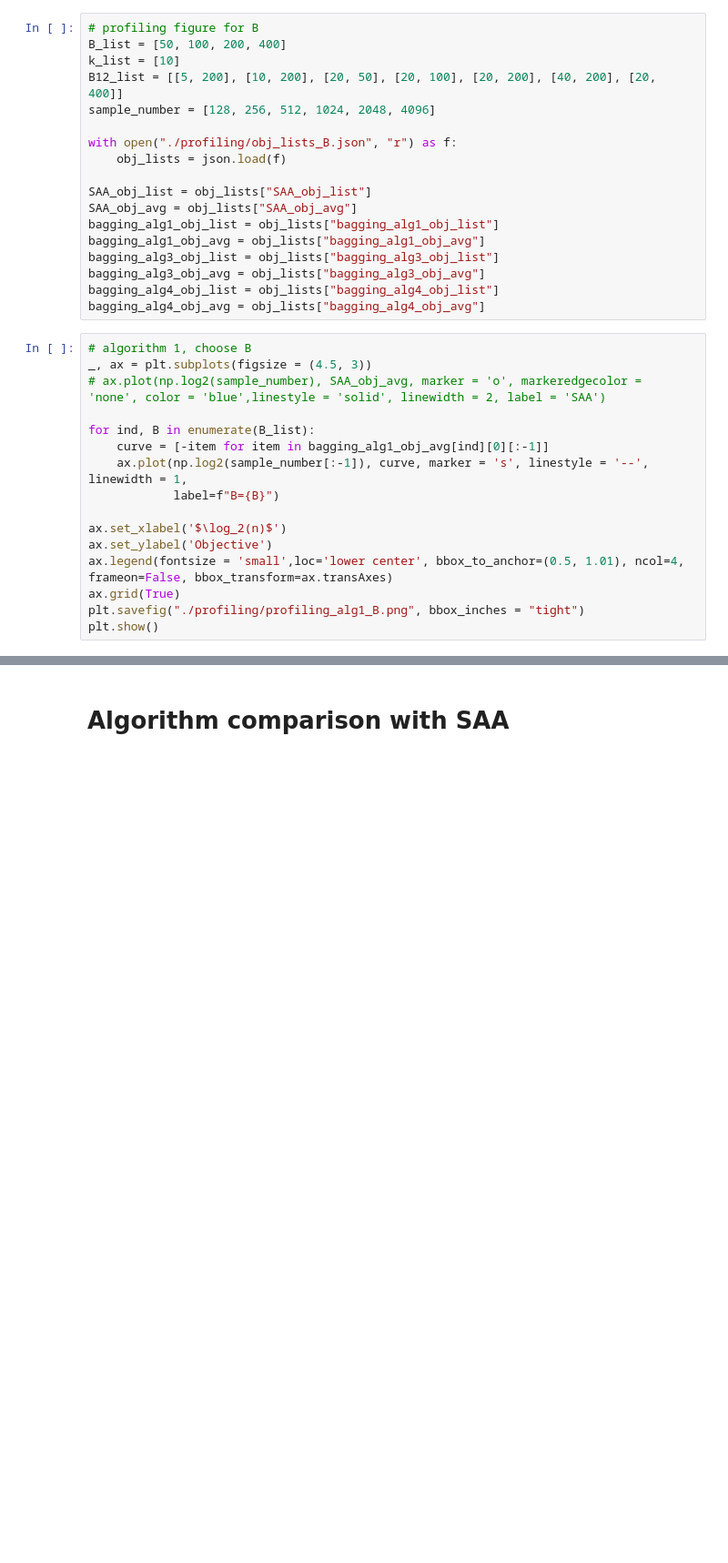
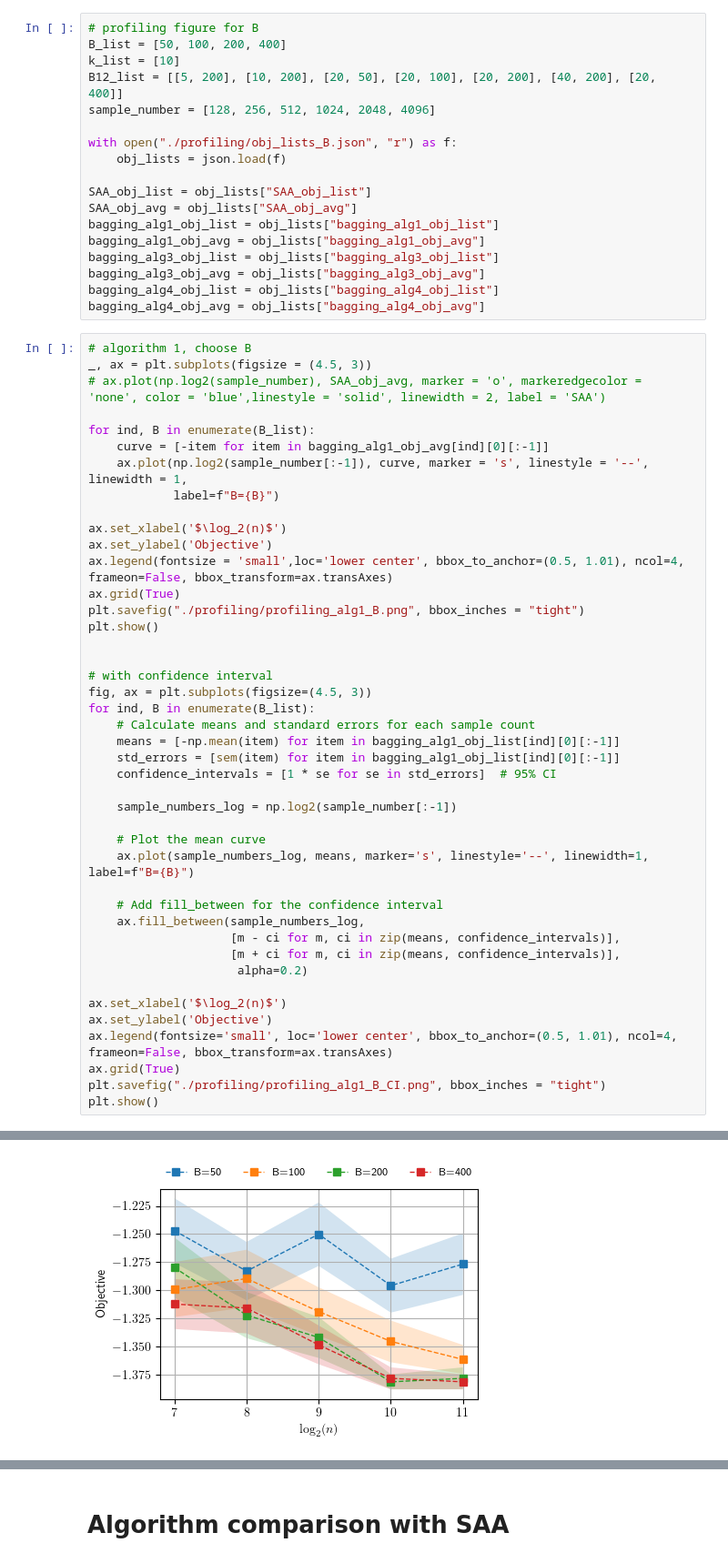
Before and after one commit to mickeyhqian/VoteEnsemble, a Jupyter notebook: plot/plotting.ipynb, the cells around one changed output, grey strips where cells are left out. Shown at 91% size. Drawn from its saved outputs; the diff is of its cells as text; blank space fills up the shorter version.

```diff
--- a/plot/plotting.ipynb
+++ b/plot/plotting.ipynb
@@ -28,21 +29,49 @@ bagging_alg4_obj_avg = obj_lists["bagging_alg4_obj_avg"]
 # %%
 # algorithm 1, choose B
 _, ax = plt.subplots(figsize = (4.5, 3))
 # ax.plot(np.log2(sample_number), SAA_obj_avg, marker = 'o', markeredgecolor = 'none', color = 'blue',linestyle = 'solid', linewidth = 2, label = 'SAA')
 
 for ind, B in enumerate(B_list):
     curve = [-item for item in bagging_alg1_obj_avg[ind][0][:-1]]
     ax.plot(np.log2(sample_number[:-1]), curve, marker = 's', linestyle = '--', linewidth = 1,
             label=f"B={B}")
 
 ax.set_xlabel('$\log_2(n)$')
 ax.set_ylabel('Objective')
 ax.legend(fontsize = 'small',loc='lower center', bbox_to_anchor=(0.5, 1.01), ncol=4, frameon=False, bbox_transform=ax.transAxes)
 ax.grid(True)
 plt.savefig("./profiling/profiling_alg1_B.png", bbox_inches = "tight")
 plt.show()
+
+
+# with confidence interval
+fig, ax = plt.subplots(figsize=(4.5, 3))
+for ind, B in enumerate(B_list):
+    # Calculate means and standard errors for each sample count
+    means = [-np.mean(item) for item in bagging_alg1_obj_list[ind][0][:-1]]
+    std_errors = [sem(item) for item in bagging_alg1_obj_list[ind][0][:-1]]
+    confidence_intervals = [1 * se for se in std_errors]  # 95% CI
+
+    sample_numbers_log = np.log2(sample_number[:-1])
+
+    # Plot the mean curve
+    ax.plot(sample_numbers_log, means, marker='s', linestyle='--', linewidth=1, label=f"B={B}")
+
+    # Add fill_between for the confidence interval
+    ax.fill_between(sample_numbers_log,
+                    [m - ci for m, ci in zip(means, confidence_intervals)],
+                    [m + ci for m, ci in zip(means, confidence_intervals)],
+                     alpha=0.2)
+
+ax.set_xlabel('$\log_2(n)$')
+ax.set_ylabel('Objective')
+ax.legend(fontsize='small', loc='lower center', bbox_to_anchor=(0.5, 1.01), ncol=4, frameon=False, bbox_transform=ax.transAxes)
+ax.grid(True)
+plt.savefig("./profiling/profiling_alg1_B_CI.png", bbox_inches = "tight")
+plt.show()
 # %% [output]
 [figure]
+[figure, added]
 # %%
 # algorithm 3, choose B1
 _, ax = plt.subplots(figsize = (4.5, 3))
```
Also changed, not shown: parts of 8 cells of this notebook, 9 other files.
